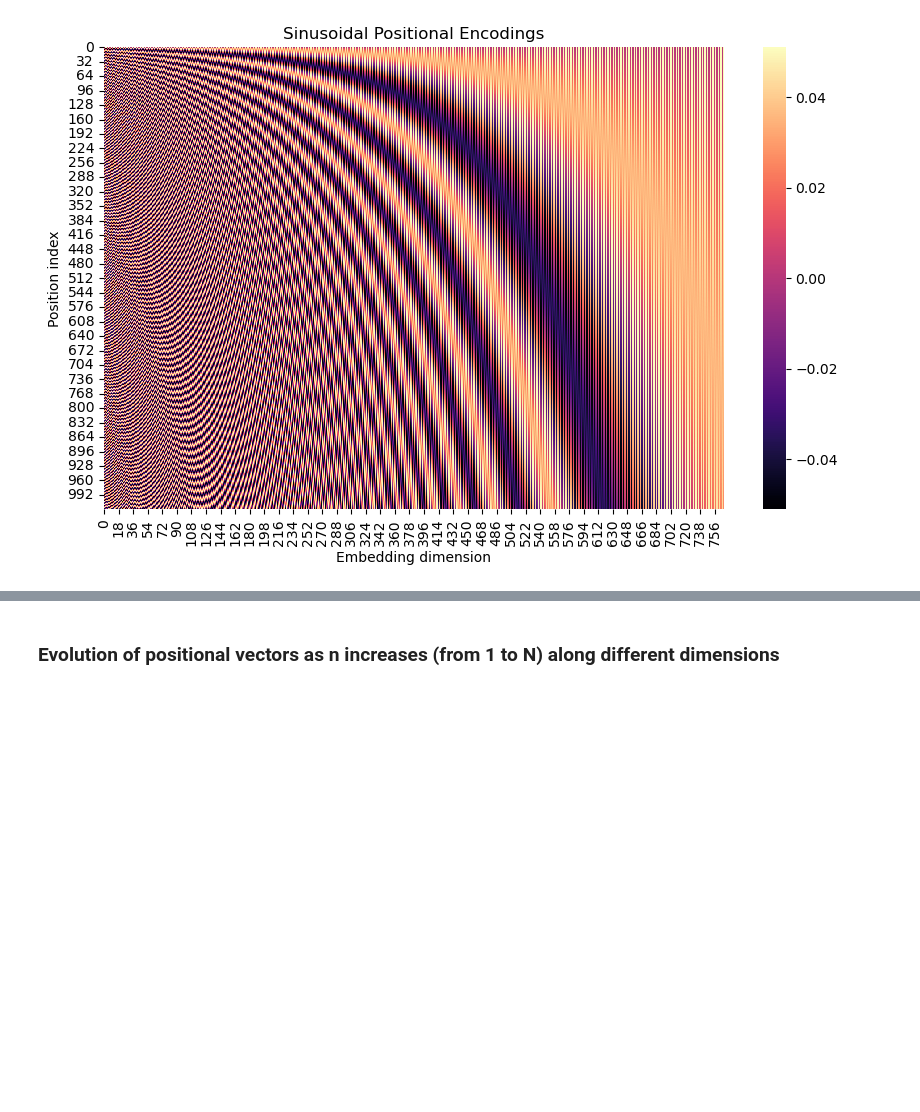
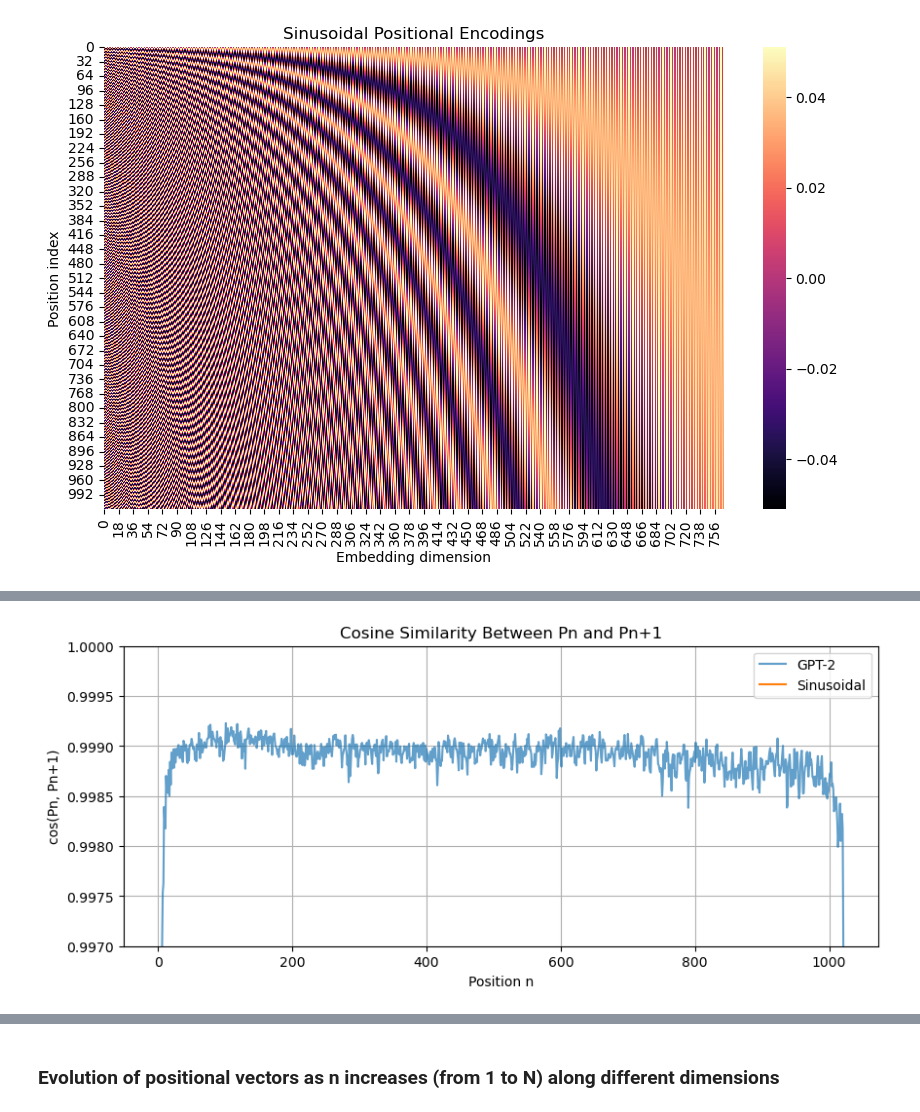
Before and after one commit to miriamzara/LCP_B_GPT2, a Jupyter notebook: PositionalEncoding.ipynb, the cells around one changed output, grey strips where cells are left out. Cells and saved outputs as stored; diff of their text form; code cells hidden in the pictures; blank space fills up the shorter version.

```diff
--- a/PositionalEncoding.ipynb
+++ b/PositionalEncoding.ipynb
@@ -113,0 +408,27 @@ plt.show()
+# %%
+from sklearn.metrics.pairwise import cosine_similarity
+
+# Cosine similarity between each Pn and Pn+1
+cos_sim = [
+    cosine_similarity([positional_encodings[i]], [positional_encodings[i+1]])[0, 0] # [0,0] estracts the scalar similarity value from the resulting 1x1 matrix
+    for i in range(len(positional_encodings) - 1)
+]
+
+cos_sim_sine = [
+    cosine_similarity([sinusoidal_encodings[i]], [sinusoidal_encodings[i+1]])[0, 0]
+    for i in range(len(sinusoidal_encodings) - 1)
+]
+
+plt.figure(figsize=(10, 4))
+plt.plot(cos_sim, label="GPT-2", alpha=0.7)
+plt.plot(cos_sim_sine, label="Sinusoidal")
+#plt.xlim(0,25)
+plt.ylim(0.997, 1)
+plt.title("Cosine Similarity Between Pn and Pn+1")
+plt.xlabel("Position n")
+plt.ylabel("cos(Pn, Pn+1)")
+plt.legend()
+plt.grid(True)
+plt.show()
+# %% [output]
+[figure, added]
```
Also changed, not shown: parts of 40 cells of this notebook, 1 other file.
